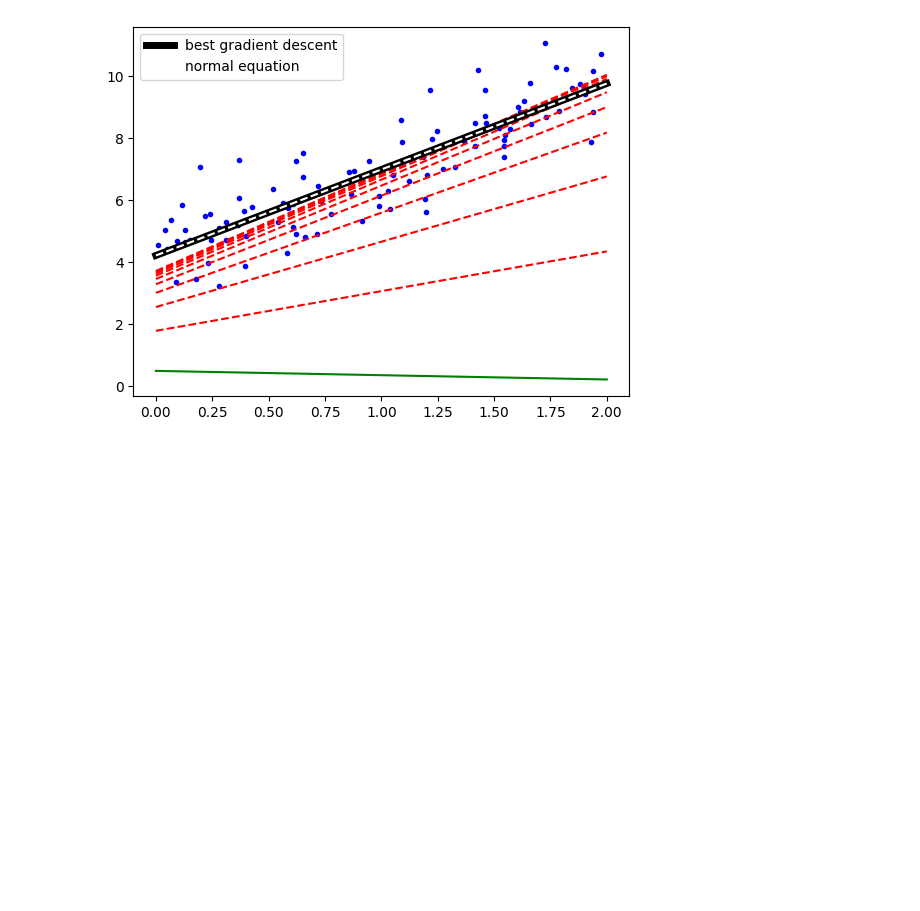
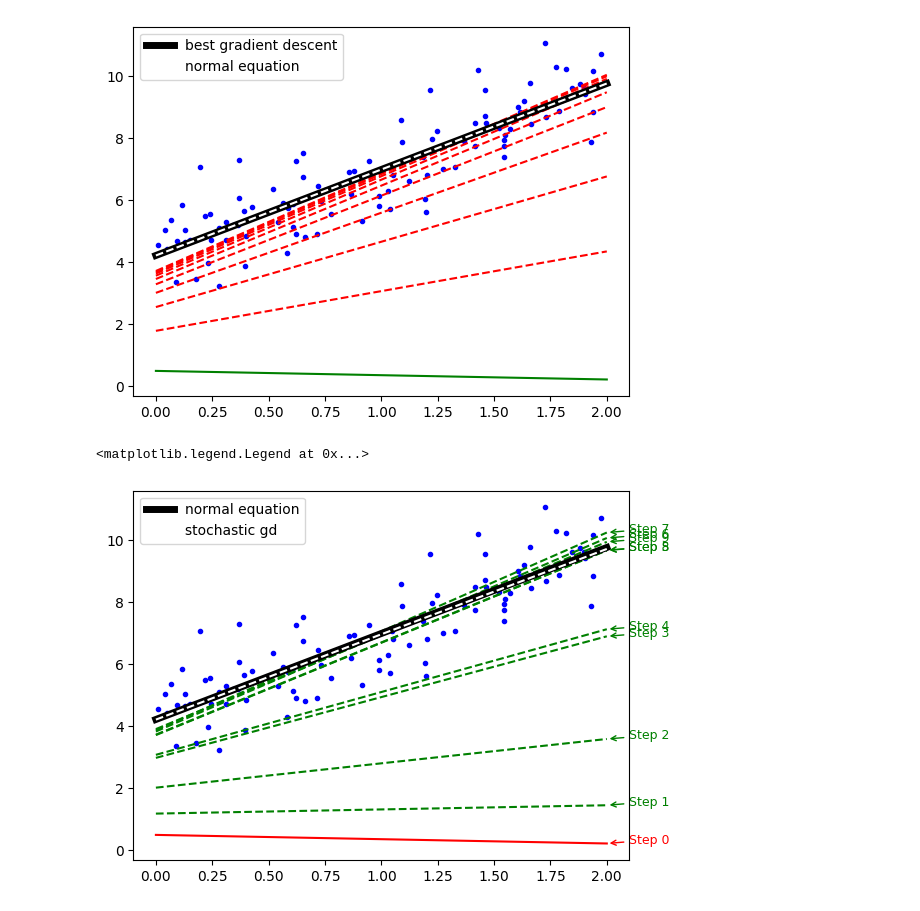
Before and after one commit to think2times/Fastrack, a Jupyter notebook: ai/homl/ch04/my_version.ipynb, the cells around one changed output. Cells and saved outputs as stored; diff of their text form; code cells hidden in the pictures; blank space fills up the shorter version.

Commit message:
add my version of stochastic gradient descent algorithms

```diff
--- a/ai/homl/ch04/my_version.ipynb
+++ b/ai/homl/ch04/my_version.ipynb
@@ -102,3 +102,48 @@ plt.legend()
 # %% [output]
 <matplotlib.legend.Legend at 0x...>
 [figure]
+# %%
+# stochastic gradient descent
+n_epochs = 50
+t0, t1 = 5, 50
+
+def learning_schedule(epoch):
+    return t0 / (epoch + t1)
+
+# 1. 画出初始散点图
+plt.plot(X, y, 'b.')
+
+# 2. 画出前十次模拟的直线
+np.random.seed(42)
+theta = np.random.randn(2, 1)
+X_new = np.array([[0], [2]])
+X_new_b = np.c_[np.ones(2), X_new]
+
+for epoch in range(n_epochs):
+    for iteration in range(m):
+        y_prediction = X_new_b @ theta
+        if epoch == 0 and iteration < 10:
+            style = 'g--' if iteration > 0 else 'r-'
+            plt.plot(X_new, y_prediction, style)
+            plt.annotate(f"Step {iteration}",
+                         xy=(2, y_prediction[1, 0]),
+                         xytext=(2.1, y_prediction[1, 0]),
+                         fontsize=9,
+                         color=style[0],
+                         arrowprops=dict(arrowstyle='->', color=style[0]))
+
+
+        random_index = np.random.randint(m)
+        xi = X_b[random_index : random_index + 1]
+        yi = y[random_index : random_index + 1]
+        gradients = 2 * xi.T @ (xi @ theta - yi)
+        alpha = learning_schedule(epoch * m + iteration)
+        theta = theta - alpha * gradients
+
+# 3. 画出最后模拟的直线
+plt.plot(X_new, X_new_b @ theta_best, 'k-', linewidth=5, label='normal equation')
+plt.plot(X_new, X_new_b @ theta, 'w--', label='stochastic gd')
+plt.legend()
+# %% [output]
+<matplotlib.legend.Legend at 0x...>
+[figure, added]
```
Also changed, not shown: 1 other file.
